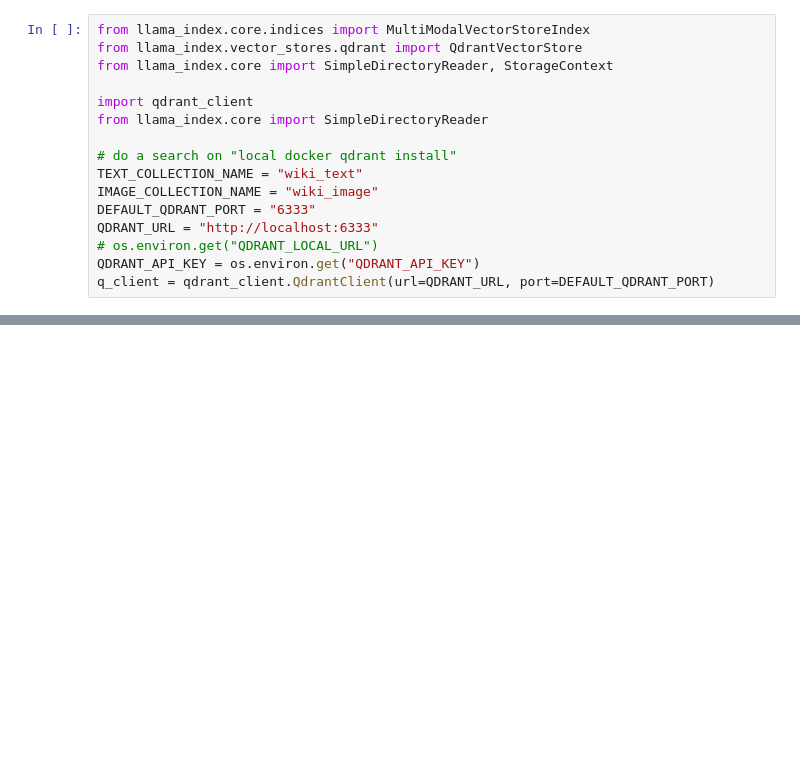
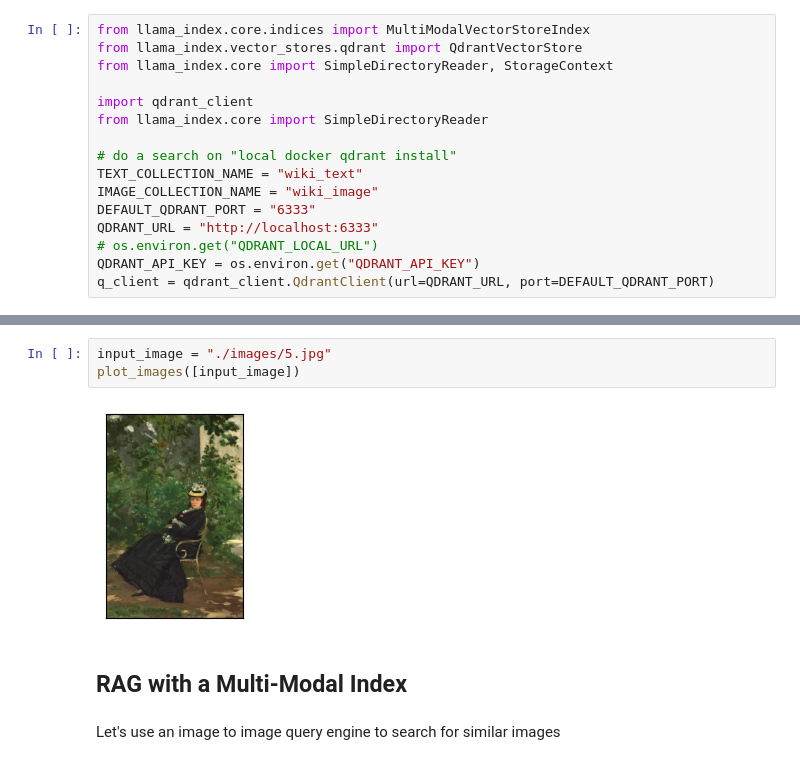
Before and after one commit to philmui/research2025, a Jupyter notebook: 05-image-rag/notebooks/Image RAG.ipynb, the cells around one changed output, grey strips where cells are left out. Drawn from its saved outputs; the diff is of its cells as text; blank space fills up the shorter version.

Commit message:
Update samples data in evaluations and image-rag modules

```diff
--- a/05-image-rag/notebooks/Image RAG.ipynb
+++ b/05-image-rag/notebooks/Image RAG.ipynb
@@ -113,0 +132,9 @@ q_client = qdrant_client.QdrantClient(url=QDRANT_URL, port=DEFAULT_QDRANT_PORT)
+# %%
+input_image = "./images/5.jpg"
+plot_images([input_image])
+# %% [output]
+[figure, added]
+# %% [markdown]
+## RAG with a Multi-Modal Index
+# %% [markdown]
+Let's use an image to image query engine to search for similar images
```
Also changed, not shown: parts of 11 cells of this notebook, 2 other files.
